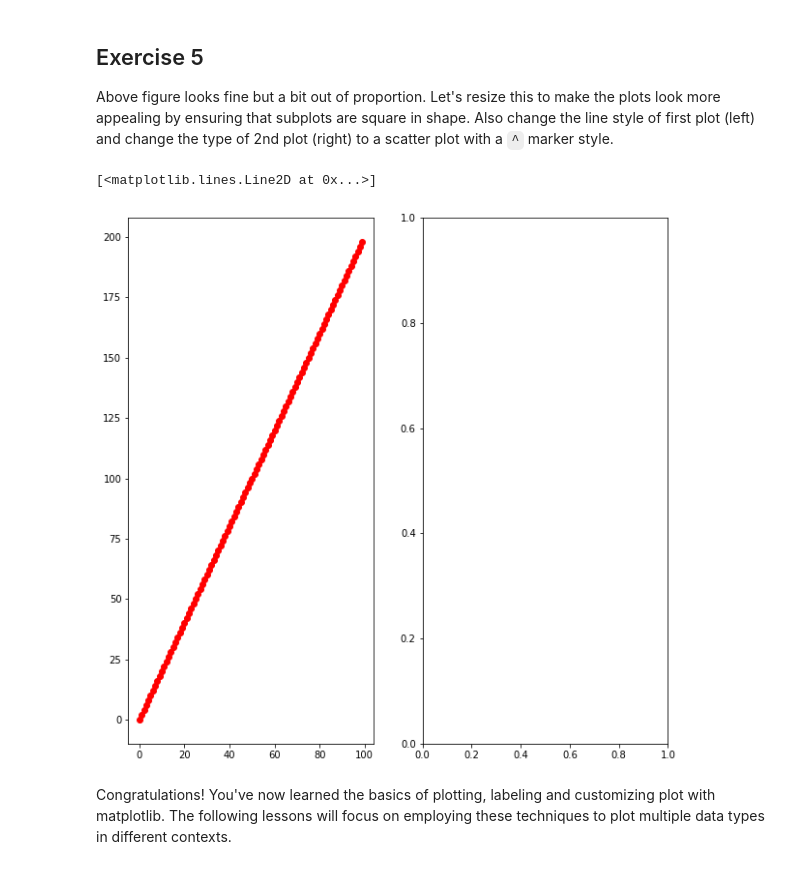
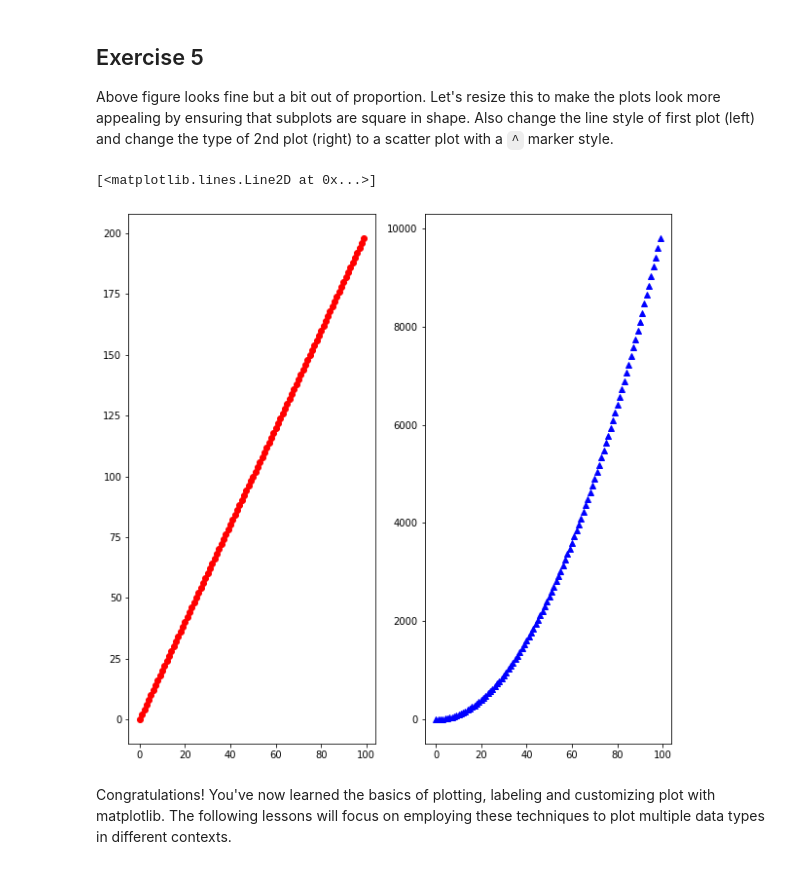
Before and after one commit to rmei97/dsc-more-practice-with-matplotlib-lab-nyc-ds-033020, a Jupyter notebook: index.ipynb, the cells around one changed output. Saved outputs shown, nothing was run; the diff lists cells and outputs as text; code cells hidden in the pictures.

```diff
--- a/index.ipynb
+++ b/index.ipynb
@@ -133,12 +133,12 @@ Above figure looks fine but a bit out of proportion. Let's resize this to make t
 # %%
 fig,ax = plt.subplots(1,2, figsize = (10,10))
 ax1 = ax[0]
 ax2 = ax[1]
 ax1.plot(x,y,'ro')
-ax2.plot(x,z)
+ax2.plot(x,z, 'b^')
 # %% [output]
 [<matplotlib.lines.Line2D at 0x...>]
-[figure, old version]
+[figure, new version]
 # %% [markdown]
 Congratulations! You've now learned the basics of plotting, labeling and customizing plot with matplotlib. The following lessons will focus on employing these techniques to plot multiple data types in different contexts.
 # %% [markdown]
```
